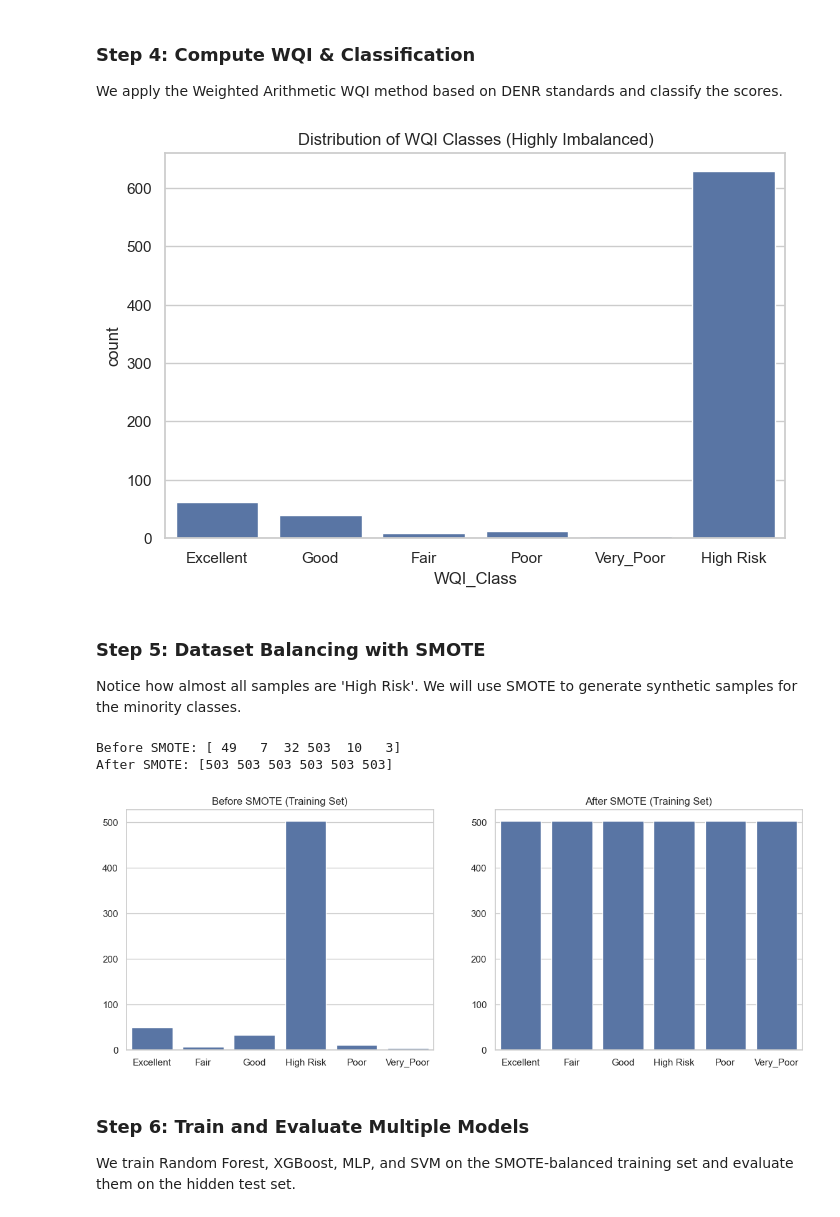
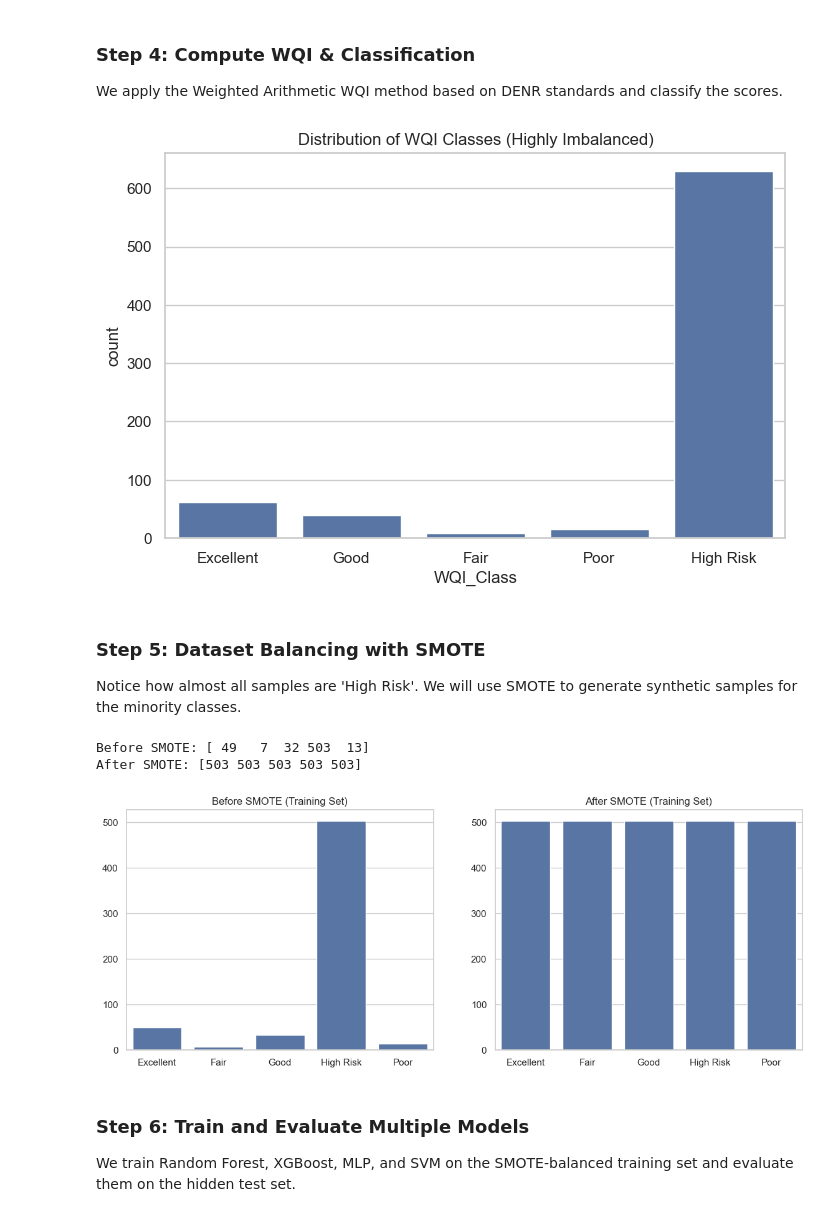
Before and after one commit to laymedabe/water_analysis-, a Jupyter notebook: wqi_analysis_demo.ipynb, the cells around one changed output. Saved outputs shown, nothing was run; the diff lists cells and outputs as text; code cells hidden in the pictures.

```diff
--- a/wqi_analysis_demo.ipynb
+++ b/wqi_analysis_demo.ipynb
@@ -119,34 +119,34 @@ We apply the Weighted Arithmetic WQI method based on DENR standards and classify
 # %%
 # Simplified weights calculation based on pipeline
 weights = {'pH': 0.038, 'Temperature': 0.122, 'DO': 0.081, 'BOD': 0.106, 'TSS': 0.051, 'Fecal_Coliform': 0.599}
 ideal = {'pH': 7.0, 'Temperature': 25.0, 'DO': 14.6, 'BOD': 0.0, 'TSS': 0.0, 'Fecal_Coliform': 0.0}
 standard = {'pH': 8.5, 'Temperature': 30.0, 'DO': 5.0, 'BOD': 7.0, 'TSS': 80.0, 'Fecal_Coliform': 200.0}
 
 def compute_wqi(row):
     wqi_sum = 0
     for p in params:
         qi = ((row[p] - ideal[p]) / (standard[p] - ideal[p])) * 100
         wqi_sum += qi * weights[p]
     return wqi_sum
 
 df['WQI_Score'] = df.apply(compute_wqi, axis=1)
 
 def classify_wqi(wqi):
     if wqi <= 50: return 'Excellent'
     elif wqi <= 100: return 'Good'
     elif wqi <= 150: return 'Fair'
     elif wqi <= 200: return 'Poor'
-    elif wqi <= 250: return 'Very_Poor'
+    elif wqi <= 250: return 'Poor'
     else: return 'High Risk'
 
 df['WQI_Class'] = df['WQI_Score'].apply(classify_wqi)
 
 plt.figure(figsize=(8,5))
-sns.countplot(data=df, x='WQI_Class', order=['Excellent', 'Good', 'Fair', 'Poor', 'Very_Poor', 'High Risk'])
+sns.countplot(data=df, x='WQI_Class', order=['Excellent', 'Good', 'Fair', 'Poor', 'Poor', 'High Risk'])
 plt.title("Distribution of WQI Classes (Highly Imbalanced)")
 plt.show()
 # %% [output]
-[figure, old version]
+[figure, new version]
 # %% [markdown]
 ### Step 5: Dataset Balancing with SMOTE
 Notice how almost all samples are 'High Risk'. We will use SMOTE to generate synthetic samples for the minority classes.
@@ -173,9 +173,9 @@ sns.barplot(x=le.classes_, y=np.bincount(y_train_resampled), ax=ax[1])
 ax[1].set_title("After SMOTE (Training Set)")
 plt.show()
 # %% [output]
-Before SMOTE: [ 49   7  32 503  10   3]
-After SMOTE: [503 503 503 503 503 503]
+Before SMOTE: [ 49   7  32 503  13]
+After SMOTE: [503 503 503 503 503]
-[figure, old version]
+[figure, new version]
 # %% [markdown]
 ### Step 6: Train and Evaluate Multiple Models
 We train Random Forest, XGBoost, MLP, and SVM on the SMOTE-balanced training set and evaluate them on the hidden test set.
```
Also changed, not shown: parts of 4 cells of this notebook, 1 other file.
